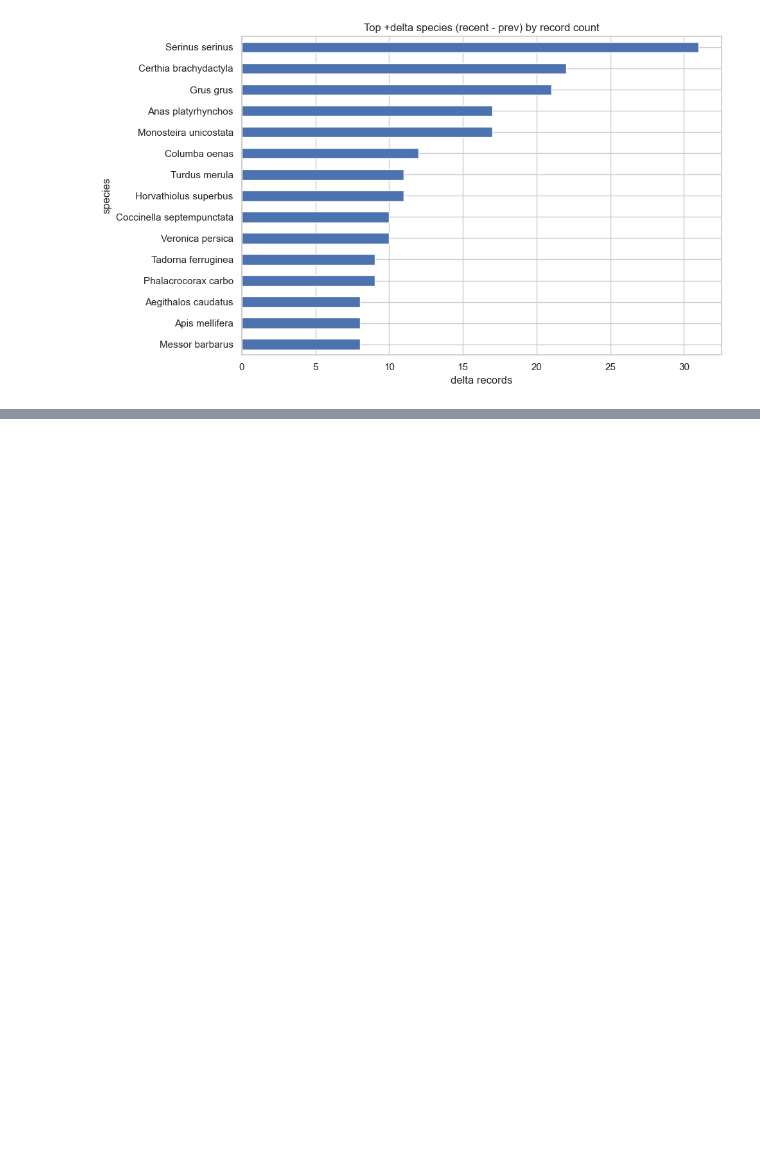
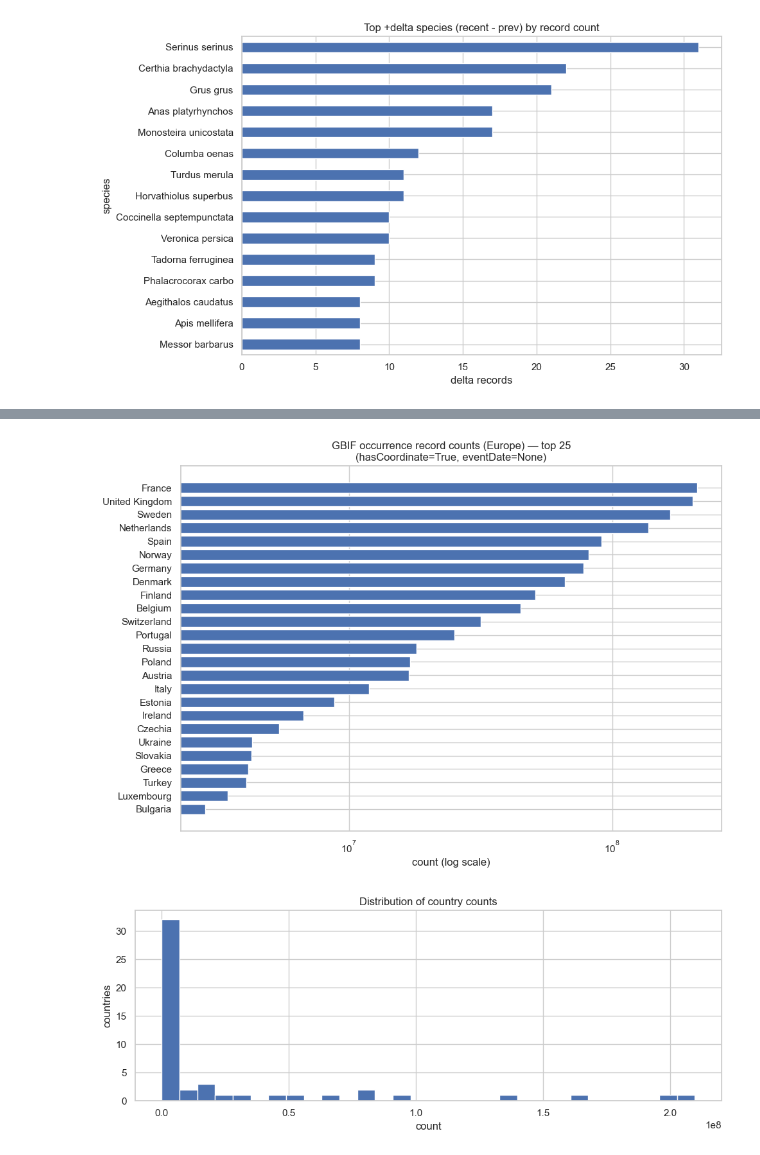
Before and after one commit to simmyyy/ie-microsoft-capstone, a Jupyter notebook: gbif_eda.ipynb, the cells around one changed output, grey strips where cells are left out. Saved outputs shown, nothing was run; the diff lists cells and outputs as text; code cells hidden in the pictures; blank space fills up the shorter version.

```diff
--- a/gbif_eda.ipynb
+++ b/gbif_eda.ipynb
@@ -950,0 +1577,31 @@ Lost (in prev only): 150
+# %%
+# Plot: sorted bar chart (use log scale if needed)
+
+df_plot = df_eu.dropna(subset=["count"]).copy()
+df_plot = df_plot.sort_values("count", ascending=True)
+
+TOP_N = 25
+log_scale = True  # set False if you prefer linear
+
+subset = df_plot.tail(TOP_N)
+
+plt.figure(figsize=(10, 7))
+plt.barh(subset["name"], subset["count"])
+plt.title(f"GBIF occurrence record counts (Europe) — top {TOP_N}\n(hasCoordinate={HAS_COORDINATE}, eventDate={EVENT_DATE_RANGE})")
+plt.xlabel("count" + (" (log scale)" if log_scale else ""))
+if log_scale:
+    plt.xscale("log")
+plt.tight_layout()
+plt.show()
+
+# Full distribution (optional quick view)
+plt.figure(figsize=(10, 4))
+plt.hist(df_plot["count"], bins=30)
+plt.title("Distribution of country counts")
+plt.xlabel("count")
+plt.ylabel("countries")
+plt.tight_layout()
+plt.show()
+# %% [output]
+[figure, added]
+[figure, added]
```
Also changed, not shown: parts of 13 cells of this notebook, 3 other files.
